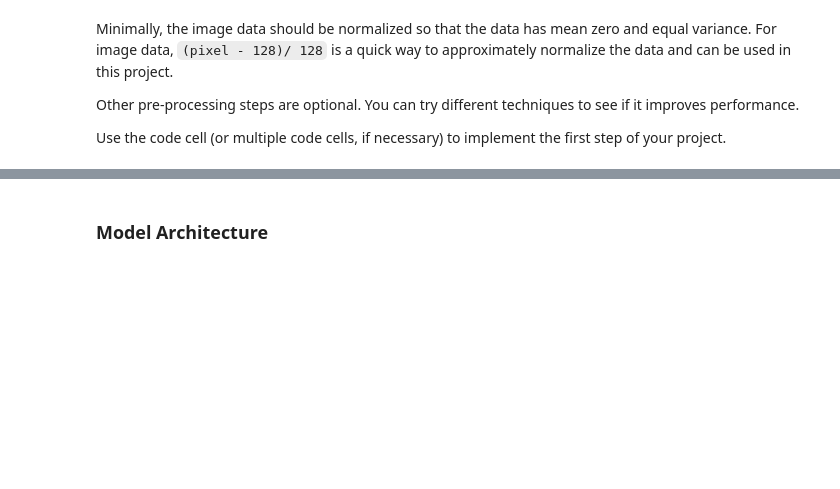
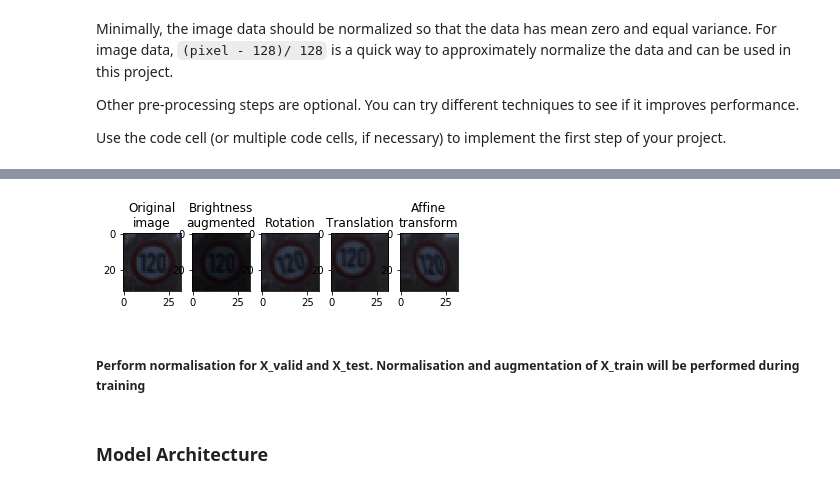
Before and after one commit to sharathsrini/Traffic-Sign-Classifier, a Jupyter notebook: Traffic_Sign_Classifier.ipynb, the cells around one changed output, grey strips where cells are left out. Drawn from its saved outputs; the diff is of its cells as text; code cells hidden in the pictures; blank space fills up the shorter version.

```diff
--- a/Traffic_Sign_Classifier.ipynb
+++ b/Traffic_Sign_Classifier.ipynb
@@ -173,0 +335,8 @@ Use the code cell (or multiple code cells, if necessary) to implement the first
+# %%
+def augment_brightness(image):
+    image = image.astype(np.uint8)
+    image1 = cv2.cvtColor(image,cv2.COLOR_RGB2HSV)
+    random_bright = np.random.uniform(0.25, 1)
+    image1[:,:,2] = image1[:,:,2]*random_bright
+    image1 = cv2.cvtColor(image1,cv2.COLOR_HSV2RGB)
+    return image1
@@ -173,0 +345,5 @@ Use the code cell (or multiple code cells, if necessary) to implement the first
+# %%
+def rotate_20_rand(X):
+    result = 255*transform.rotate(X, angle=np.random.uniform(-20, 20), mode='edge')
+    result = result.astype(np.uint8)
+    return result
@@ -173,0 +352,5 @@ Use the code cell (or multiple code cells, if necessary) to implement the first
+# %%
+def translation(X):
+    result = 255*warp(X, transform.SimilarityTransform(translation=(np.random.uniform(-10, 10), np.random.uniform(-10, 10))),mode='edge')
+    result = result.astype(np.uint8)
+    return result
@@ -173,0 +360,7 @@ Use the code cell (or multiple code cells, if necessary) to implement the first
+# %%
+def affine_transform(X):
+    result = 255*warp(X,
+                  transform.AffineTransform(scale=(np.random.uniform(0.7, 1.3), np.random.uniform(0.7, 1.3)), shear=np.random.uniform(-0.3, 0.3)),
+                  mode='edge')
+    result = result.astype(np.uint8)
+    return result
@@ -173,0 +390,19 @@ Use the code cell (or multiple code cells, if necessary) to implement the first
+# %%
+test_image = X_train[np.random.randint(0, X_train.shape[0])]
+
+f, axarr = plt.subplots(1,5)
+axarr[0].imshow(test_image, interpolation='nearest')
+axarr[0].set_title("Original" + '\n' + "image")
+axarr[1].imshow(augment_brightness(test_image), interpolation='nearest')
+axarr[1].set_title("Brightness" +'\n' + "augmented")
+axarr[2].imshow(rotate_20_rand(test_image), interpolation='nearest')
+axarr[2].set_title("Rotation")
+axarr[3].imshow(translation(test_image), interpolation='nearest')
+axarr[3].set_title("Translation")
+axarr[4].imshow(affine_transform(test_image), interpolation='nearest')
+axarr[4].set_title("Affine" + '\n' + "transform")
+
+plt.savefig('Augmentation.jpg', bbox_inches='tight')
+plt.show()
+# %% [output]
+[figure, added]
@@ -173,0 +437,2 @@ Use the code cell (or multiple code cells, if necessary) to implement the first
+# %% [markdown]
+##### Perform normalisation for X_valid and X_test. Normalisation and augmentation of X_train will be performed during training
```
Also changed, not shown: parts of 24 cells of this notebook.
